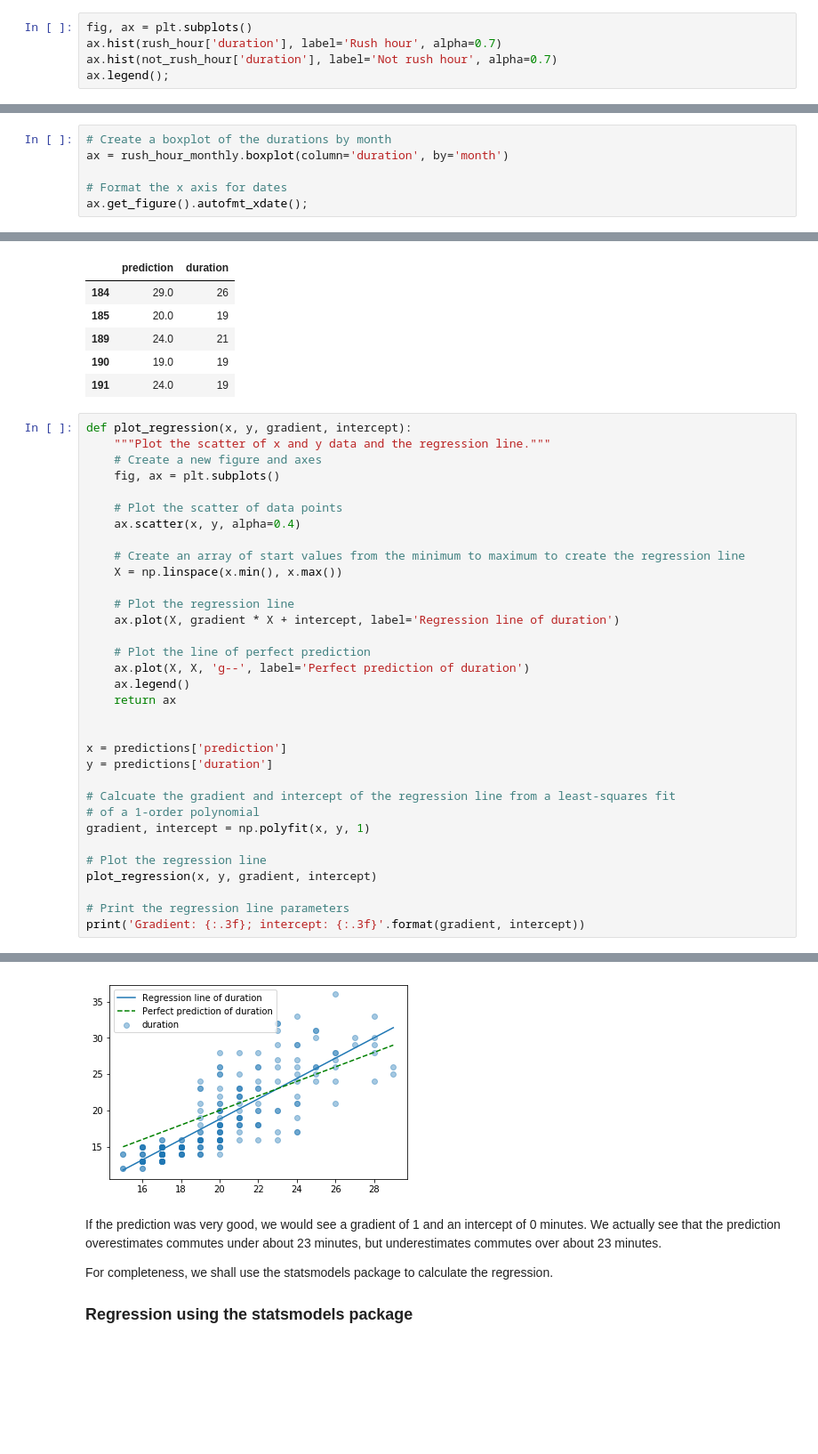
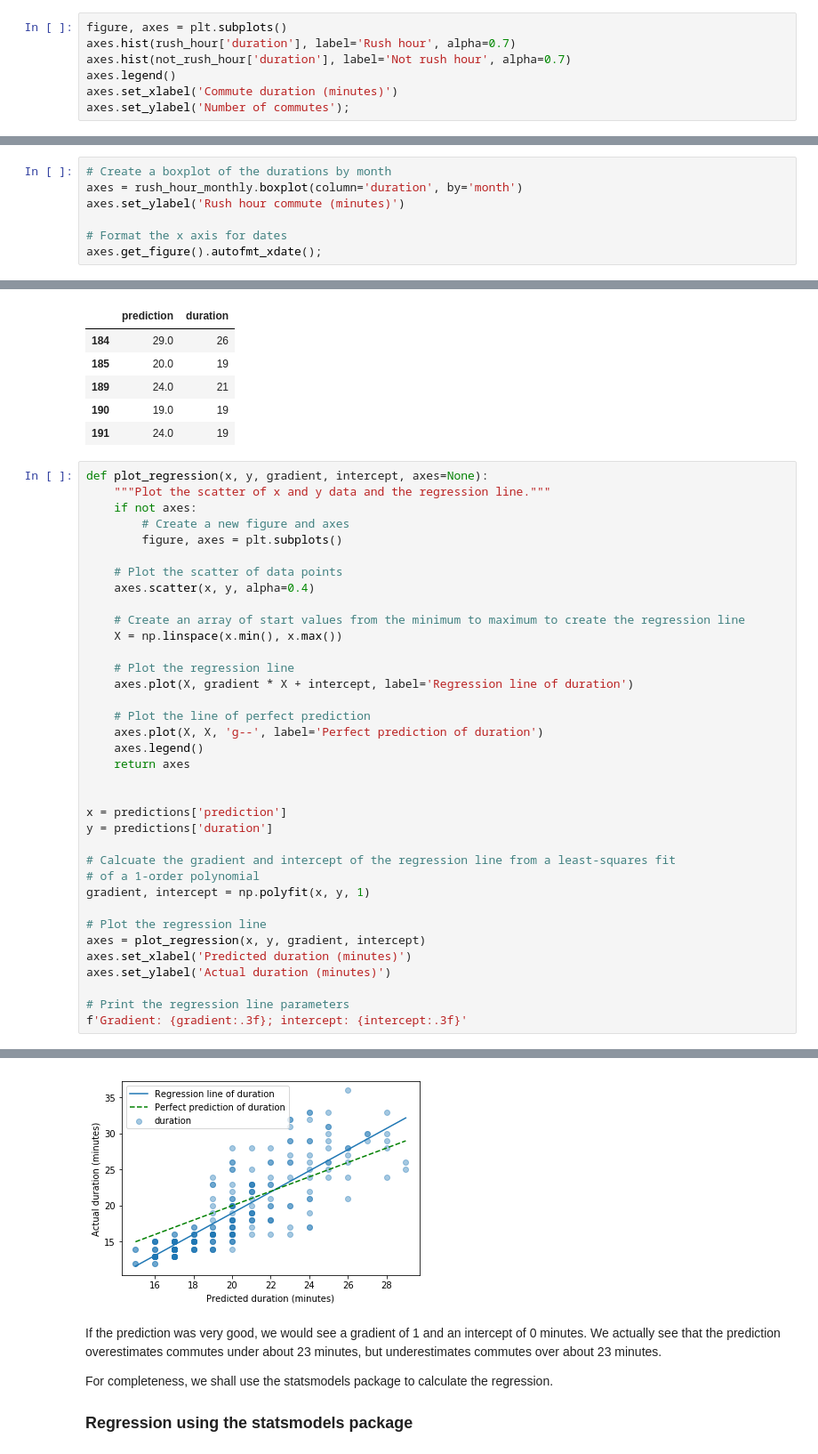
Before and after one commit to blokeley/commutes, a Jupyter notebook: commutes.ipynb, the cells around one changed output, grey strips where cells are left out. Shown at 89% size. Saved outputs shown, nothing was run; the diff lists cells and outputs as text; blank space fills up the shorter version.

```diff
--- a/commutes.ipynb
+++ b/commutes.ipynb
@@ -132,8 +137,10 @@ We can see above that our selections have correctly identified the rush hour com
 
 It might be easier to see the difference between commute durations for rush hour or not using a histogram.
 # %%
-fig, ax = plt.subplots()
-ax.hist(rush_hour['duration'], label='Rush hour', alpha=0.7)
-ax.hist(not_rush_hour['duration'], label='Not rush hour', alpha=0.7)
-ax.legend();
+figure, axes = plt.subplots()
+axes.hist(rush_hour['duration'], label='Rush hour', alpha=0.7)
+axes.hist(not_rush_hour['duration'], label='Not rush hour', alpha=0.7)
+axes.legend()
+axes.set_xlabel('Commute duration (minutes)')
+axes.set_ylabel('Number of commutes');
 # %% [output]
@@ -242,7 +255,8 @@ rush_hour_monthly.groupby('month')['duration'].median().plot.bar();
 # %%
 # Create a boxplot of the durations by month
-ax = rush_hour_monthly.boxplot(column='duration', by='month')
+axes = rush_hour_monthly.boxplot(column='duration', by='month')
+axes.set_ylabel('Rush hour commute (minutes)')
 
 # Format the x axis for dates
-ax.get_figure().autofmt_xdate();
+axes.get_figure().autofmt_xdate();
 # %% [output]
@@ -306,24 +320,25 @@ predictions.head()
 | 190 | 19.0 | 19 |
 | 191 | 24.0 | 19 |
 # %%
-def plot_regression(x, y, gradient, intercept):
+def plot_regression(x, y, gradient, intercept, axes=None):
     """Plot the scatter of x and y data and the regression line."""
-    # Create a new figure and axes
-    fig, ax = plt.subplots()
+    if not axes:
+        # Create a new figure and axes
+        figure, axes = plt.subplots()
 
     # Plot the scatter of data points
-    ax.scatter(x, y, alpha=0.4)
+    axes.scatter(x, y, alpha=0.4)
 
     # Create an array of start values from the minimum to maximum to create the regression line
     X = np.linspace(x.min(), x.max())
 
     # Plot the regression line
-    ax.plot(X, gradient * X + intercept, label='Regression line of duration')
+    axes.plot(X, gradient * X + intercept, label='Regression line of duration')
 
     # Plot the line of perfect prediction
-    ax.plot(X, X, 'g--', label='Perfect prediction of duration')
-    ax.legend()
-    return ax
+    axes.plot(X, X, 'g--', label='Perfect prediction of duration')
+    axes.legend()
+    return axes
 
 
 x = predictions['prediction']
@@ -334,8 +349,10 @@ y = predictions['duration']
 gradient, intercept = np.polyfit(x, y, 1)
 
 # Plot the regression line
-plot_regression(x, y, gradient, intercept)
+axes = plot_regression(x, y, gradient, intercept)
+axes.set_xlabel('Predicted duration (minutes)')
+axes.set_ylabel('Actual duration (minutes)')
 
 # Print the regression line parameters
-print('Gradient: {:.3f}; intercept: {:.3f}'.format(gradient, intercept))
+f'Gradient: {gradient:.3f}; intercept: {intercept:.3f}'
 # %% [output]
@@ -343,4 +360,4 @@ Gradient: 1.401; intercept: -9.215
-[figure, old version]
+[figure, new version]
 # %% [markdown]
 If the prediction was very good, we would see a gradient of 1 and an intercept of 0 minutes.  We actually see that the prediction overestimates commutes under about 23 minutes, but underestimates commutes over about 23 minutes.
 
```
Also changed, not shown: parts of 24 cells of this notebook, 1 other file.
